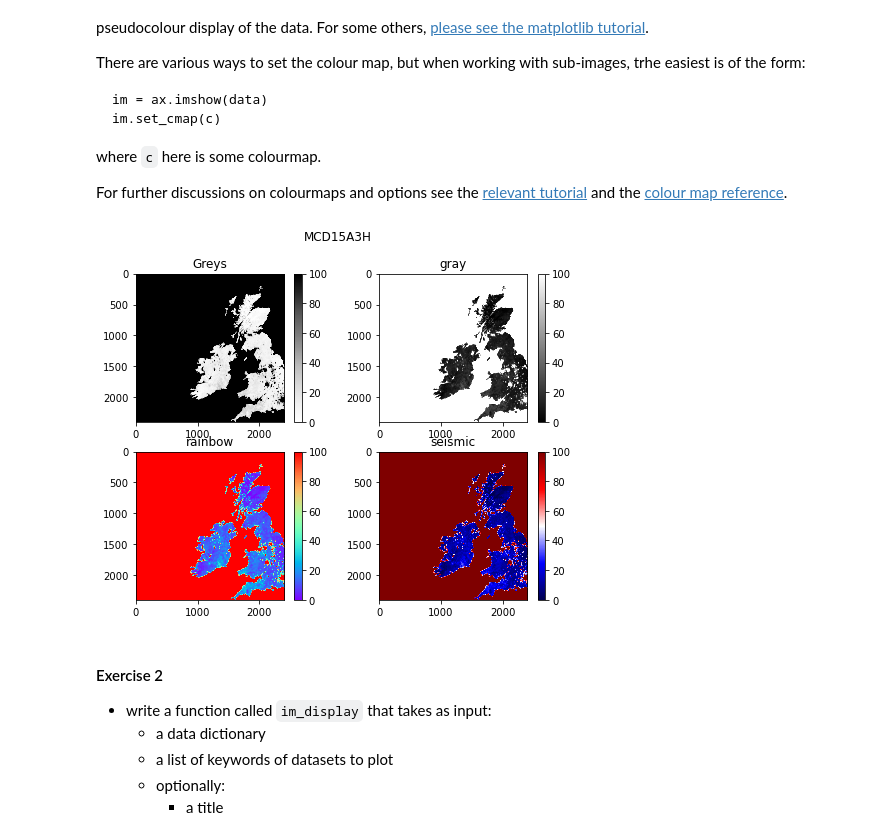
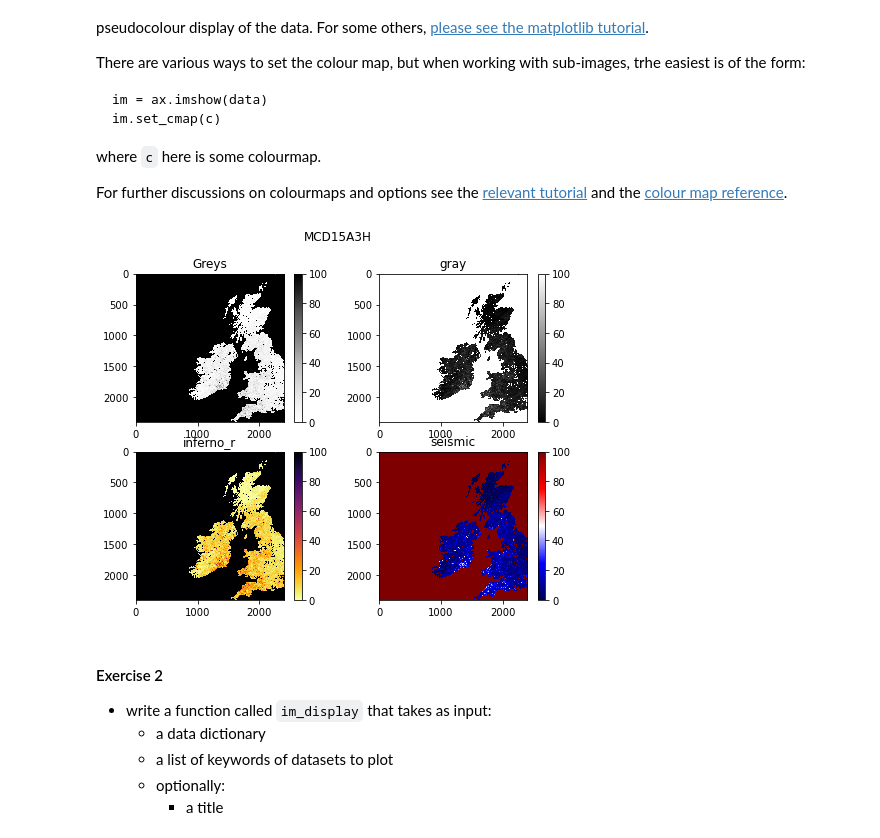
Before and after one commit to UCL-EO/geog0111, a Jupyter notebook: notebooks/024_Image_display.ipynb, the cells around one changed output. Cells and saved outputs as stored; diff of their text form; code cells hidden in the pictures.

```diff
--- a/notebooks/024_Image_display.ipynb
+++ b/notebooks/024_Image_display.ipynb
@@ -96,7 +96,7 @@ fig.suptitle(name)
 # plot image data: use vmin and vmax to set limits
 im = axs[0].imshow(data_MCD15A3H[k],\
                    vmin=0,vmax=100,\
-                   interpolation=None)
+                   interpolation='nearest')
 axs[0].set_title(k)
 fig.colorbar(im, ax=axs[0])
 # %% [output]
@@ -147,7 +147,7 @@ for i,k in enumerate(keys):
     # plot image data
     im = axs[i].imshow(data_MCD15A3H[k],\
                    vmin=0,vmax=100,\
-                   interpolation=None)
+                   interpolation='nearest')
     axs[i].set_title(k)
     fig.colorbar(im, ax=axs[i])
 # %% [output]
@@ -170,34 +170,34 @@ https://matplotlib.org/3.1.1/gallery/color/colormap_reference.html).
 # %%
 import matplotlib.pyplot as plt
 
 k = 'Lai_500m'
 name = f'{kwargs["product"]}'
 
 # plot size
 x_size,y_size = 8,6
 shape = (2,2)
 
 fig, axs = plt.subplots(*shape,figsize=(x_size,y_size))
 # dont flatten if shape is (1,1)
 if shape[0] == 1 and shape[1] == 1:
     axs = [axs]
 else:
     axs = axs.flatten()
 # set the figure title
 fig.suptitle(name)
 
-cmaps = ['Greys','gray','rainbow','seismic']
+cmaps = ['Greys','gray','inferno_r','seismic']
 
 for i,c in enumerate(cmaps):
     # plot image data
     im = axs[i].imshow(data_MCD15A3H[k],\
                    vmin=0,vmax=100,\
-                   interpolation=None)
+                   interpolation='nearest')
     im.set_cmap(c)
     axs[i].set_title(c)
     fig.colorbar(im, ax=axs[i])
 # %% [output]
-[figure, old version]
+[figure, new version]
 # %% [markdown]
 #### Exercise 2
 
```
Also changed, not shown: parts of 9 cells of this notebook, 6 other files.
